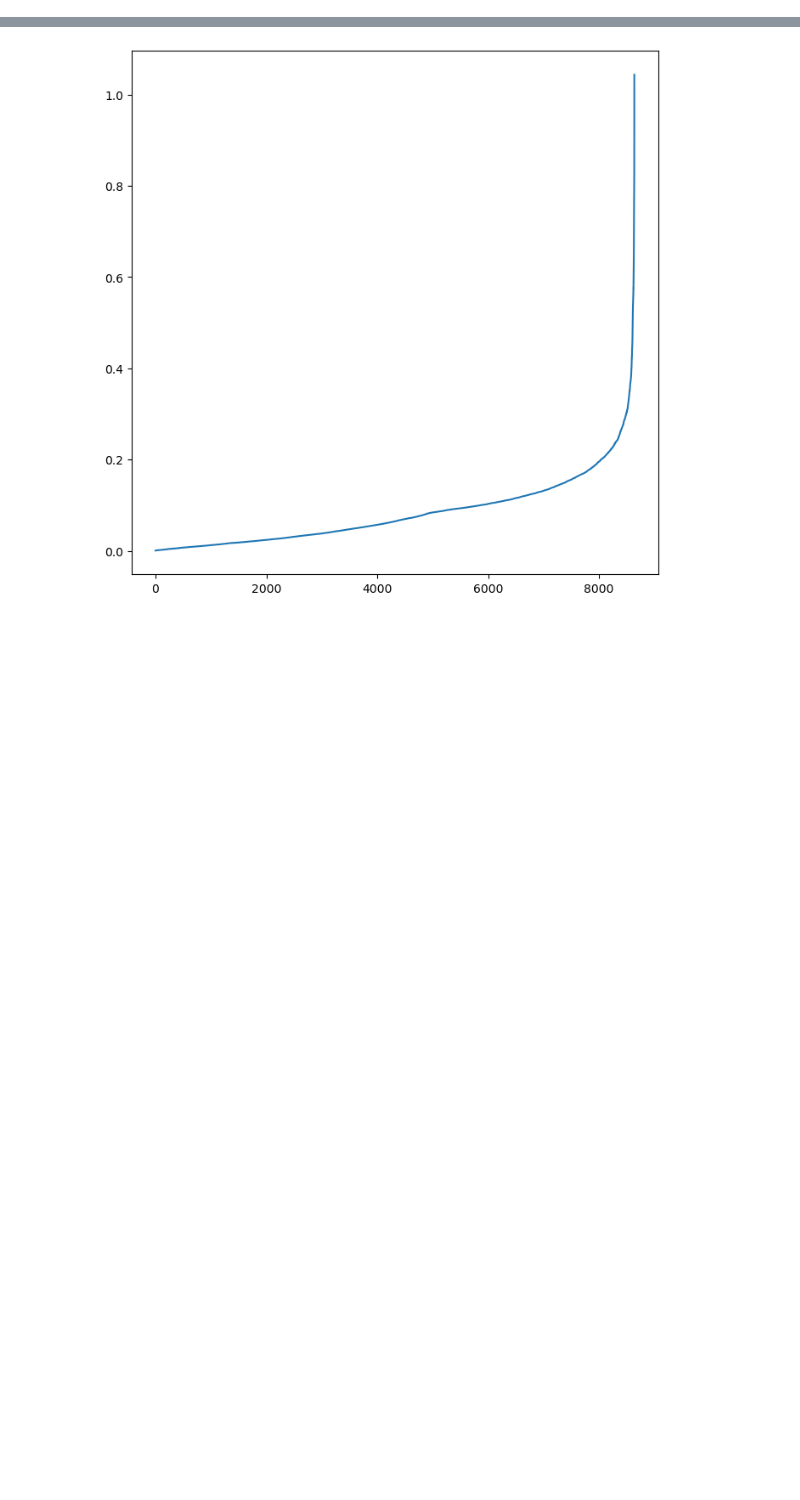
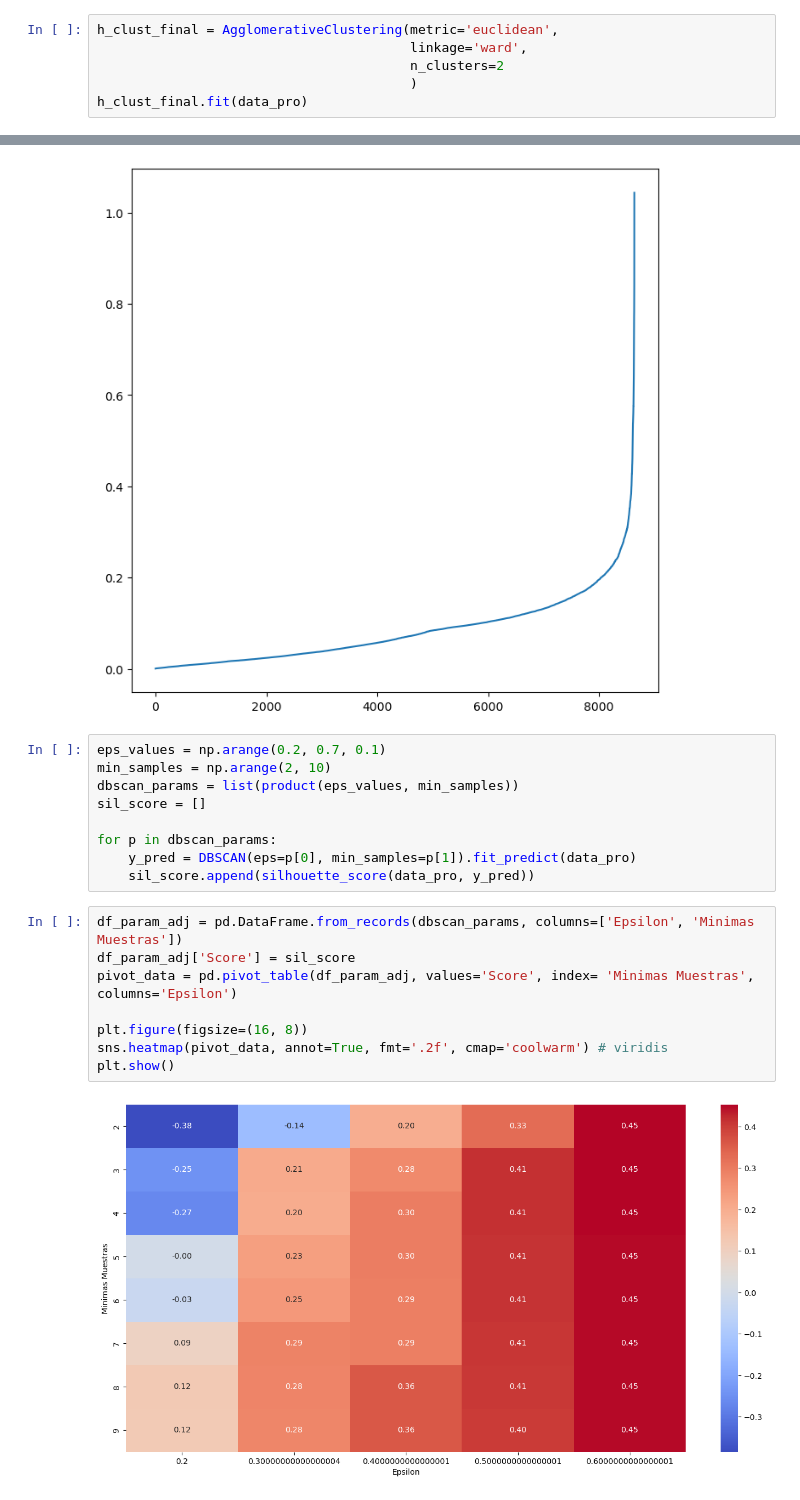
Before and after one commit to Tomaslopera/Scientific_Computing, a Jupyter notebook: Caso2_Agrupamiento.ipynb, the cells around one changed output, grey strips where cells are left out. Saved outputs shown, nothing was run; the diff lists cells and outputs as text; blank space fills up the shorter version.

Commit message:
Finalización del Modelo

```diff
--- a/Caso2_Agrupamiento.ipynb
+++ b/Caso2_Agrupamiento.ipynb
@@ -407,3 +407,9 @@ plt.show()
 **Análisis**
 
 - Se traza una línea a partir de la línea más grande para hacer el punto de corte, a partir de esto se determinan **2 grupos**
+# %%
+h_clust_final = AgglomerativeClustering(metric='euclidean',
+                                        linkage='ward',
+                                        n_clusters=2
+                                        )
+h_clust_final.fit(data_pro)
@@ -425,3 +433,22 @@ plt.plot(distance)
 plt.show()
 # %% [output]
 [figure]
+# %%
+eps_values = np.arange(0.2, 0.7, 0.1)
+min_samples = np.arange(2, 10)
+dbscan_params = list(product(eps_values, min_samples))
+sil_score = []
+
+for p in dbscan_params:
+    y_pred = DBSCAN(eps=p[0], min_samples=p[1]).fit_predict(data_pro)
+    sil_score.append(silhouette_score(data_pro, y_pred))
+# %%
+df_param_adj = pd.DataFrame.from_records(dbscan_params, columns=['Epsilon', 'Minimas Muestras'])
+df_param_adj['Score'] = sil_score
+pivot_data = pd.pivot_table(df_param_adj, values='Score', index= 'Minimas Muestras', columns='Epsilon')
+
+plt.figure(figsize=(16, 8))
+sns.heatmap(pivot_data, annot=True, fmt='.2f', cmap='coolwarm') # viridis
+plt.show()
+# %% [output]
+[figure, added]
```
Also changed, not shown: parts of 15 cells of this notebook, 1 other file.
